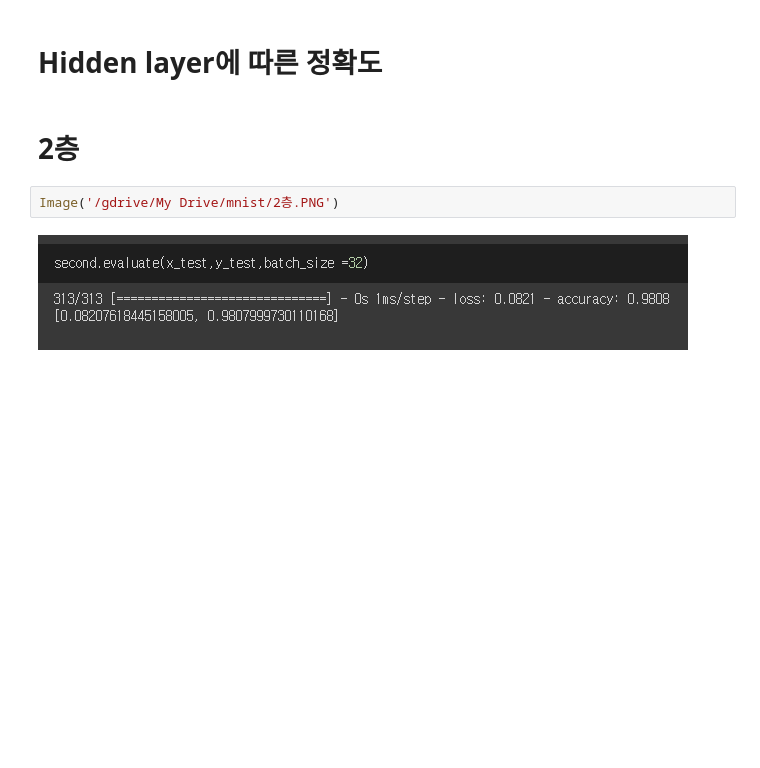
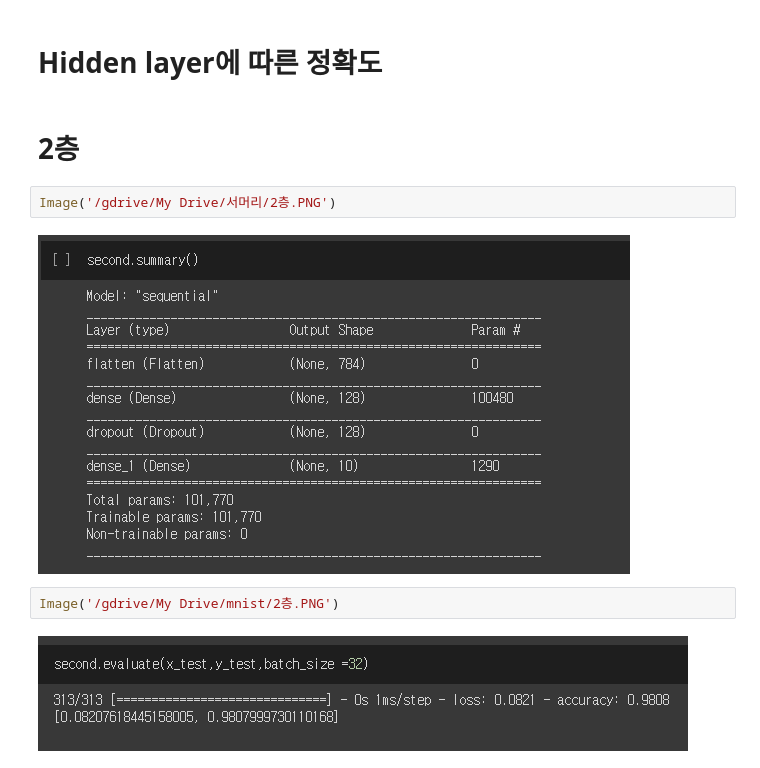
Before and after one commit to rlfwo93/machine-learning, a Jupyter notebook: Neural Network.ipynb, the cells around one changed output. Cells and saved outputs as stored; diff of their text form; blank space fills up the shorter version.

```diff
--- a/Neural Network.ipynb
+++ b/Neural Network.ipynb
@@ -292,6 +292,10 @@ five.evaluate(x_test,y_test,batch_size = 32)
 # **Hidden layer에 따른 정확도**
 # %% [markdown]
 # **2층**
+# %%
+Image('/gdrive/My Drive/서머리/2층.PNG')
+# %% [output]
+[figure, added]
 # %%
 Image('/gdrive/My Drive/mnist/2층.PNG')
 # %% [output]
```
Also changed, not shown: parts of 3 cells of this notebook.
